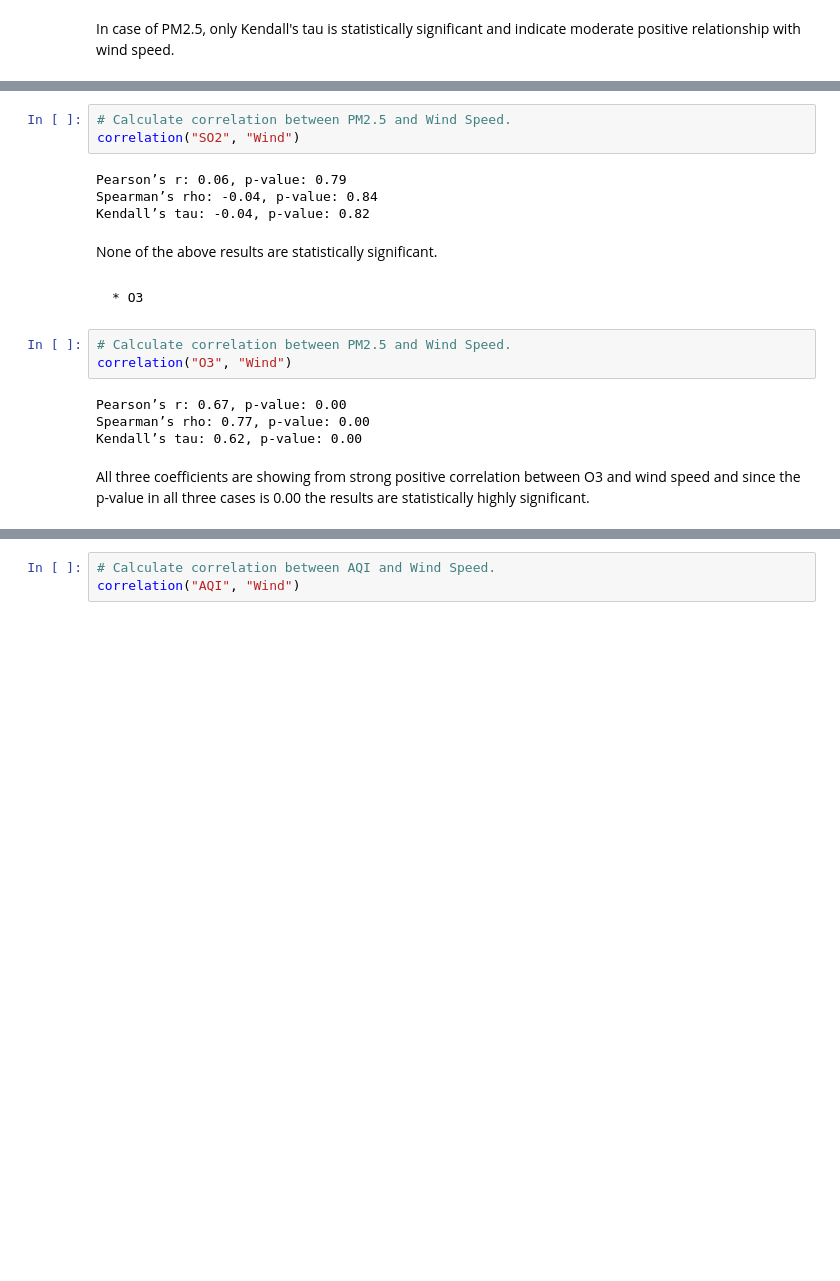
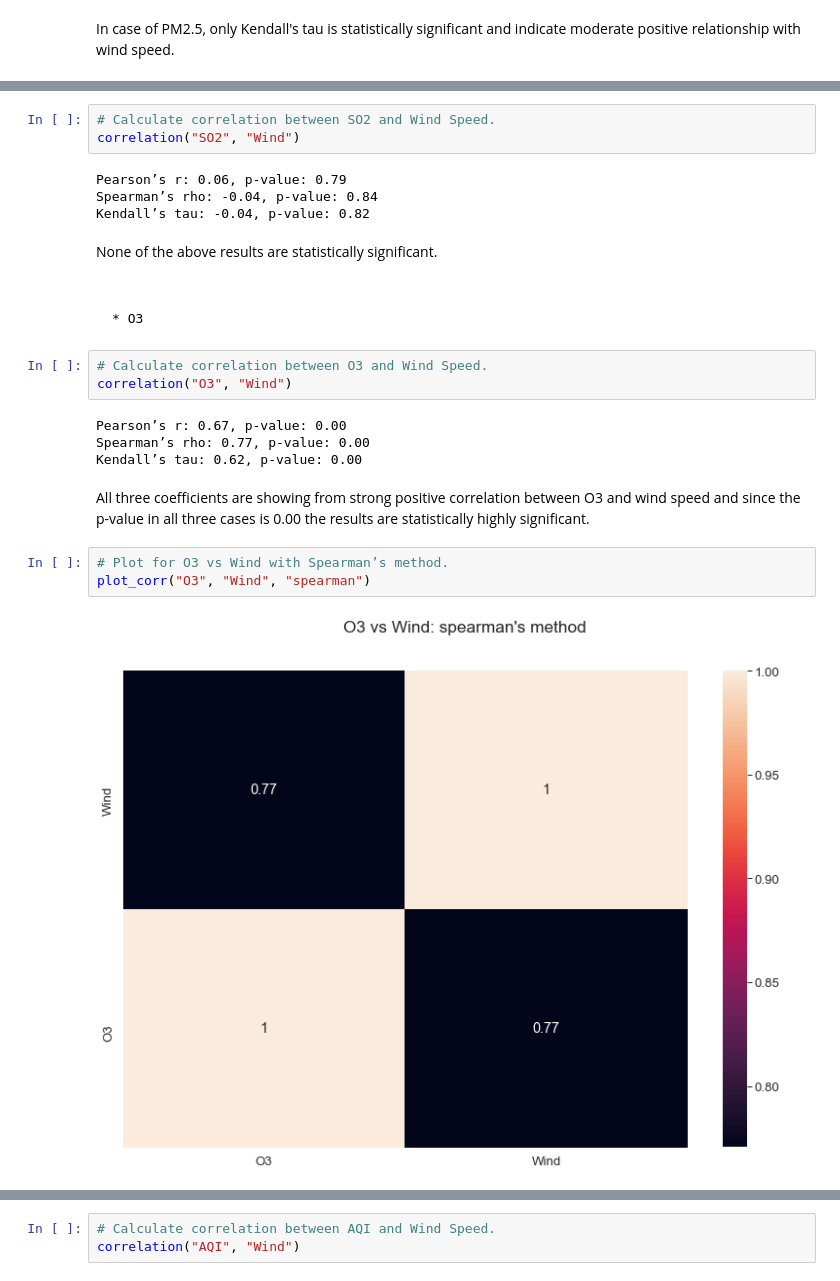
Before and after one commit to olgarozhdestvina/Air-Pollution-in-Dublin, a Jupyter notebook: Dublin_Air_Pollution.ipynb, the cells around one changed output, grey strips where cells are left out. Saved outputs shown, nothing was run; the diff lists cells and outputs as text; blank space fills up the shorter version.

```diff
--- a/Dublin_Air_Pollution.ipynb
+++ b/Dublin_Air_Pollution.ipynb
@@ -371,6 +383,6 @@ In case of PM2.5, only Kendall's tau is statistically significant and indicate m
     * SO2
 # %%
-# Calculate correlation between PM2.5 and Wind Speed.
+# Calculate correlation between SO2 and Wind Speed.
 correlation("SO2", "Wind")
 # %% [output]
 Pearson’s r: 0.06, p-value: 0.79
@@ -379,9 +391,11 @@ Kendall’s tau: -0.04, p-value: 0.82
 # %% [markdown]
 None of the above results are statistically significant.
 # %% [markdown]
+<br>
+
     * O3
 # %%
-# Calculate correlation between PM2.5 and Wind Speed.
+# Calculate correlation between O3 and Wind Speed.
 correlation("O3", "Wind")
 # %% [output]
 Pearson’s r: 0.67, p-value: 0.00
@@ -389,4 +403,9 @@ Spearman’s rho: 0.77, p-value: 0.00
 Kendall’s tau: 0.62, p-value: 0.00
 # %% [markdown]
 All three coefficients are showing from strong positive correlation between O3 and wind speed and since the p-value in all three cases is 0.00 the results are statistically highly significant.
+# %%
+# Plot for O3 vs Wind with Spearman’s method.
+plot_corr("O3", "Wind", "spearman")
+# %% [output]
+[figure, added]
 # %% [markdown]
```
Also changed, not shown: parts of 11 cells of this notebook.
